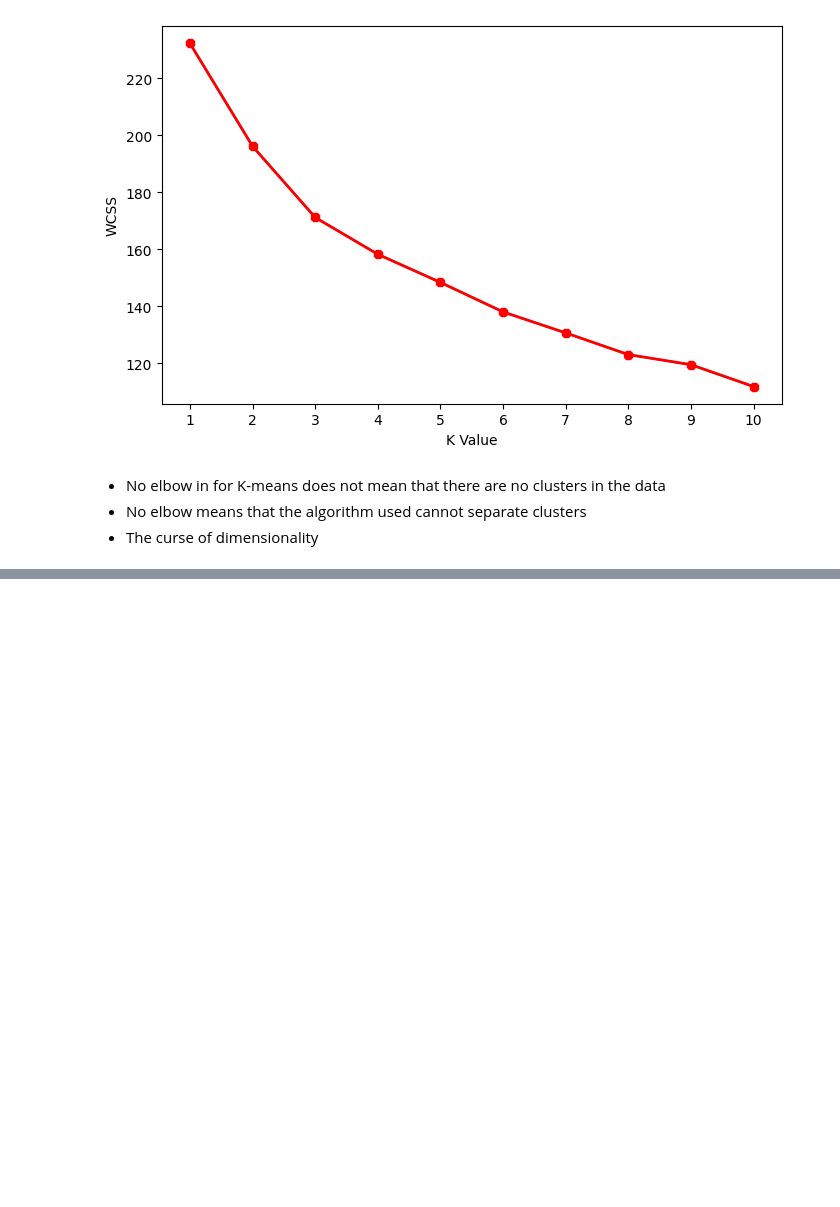
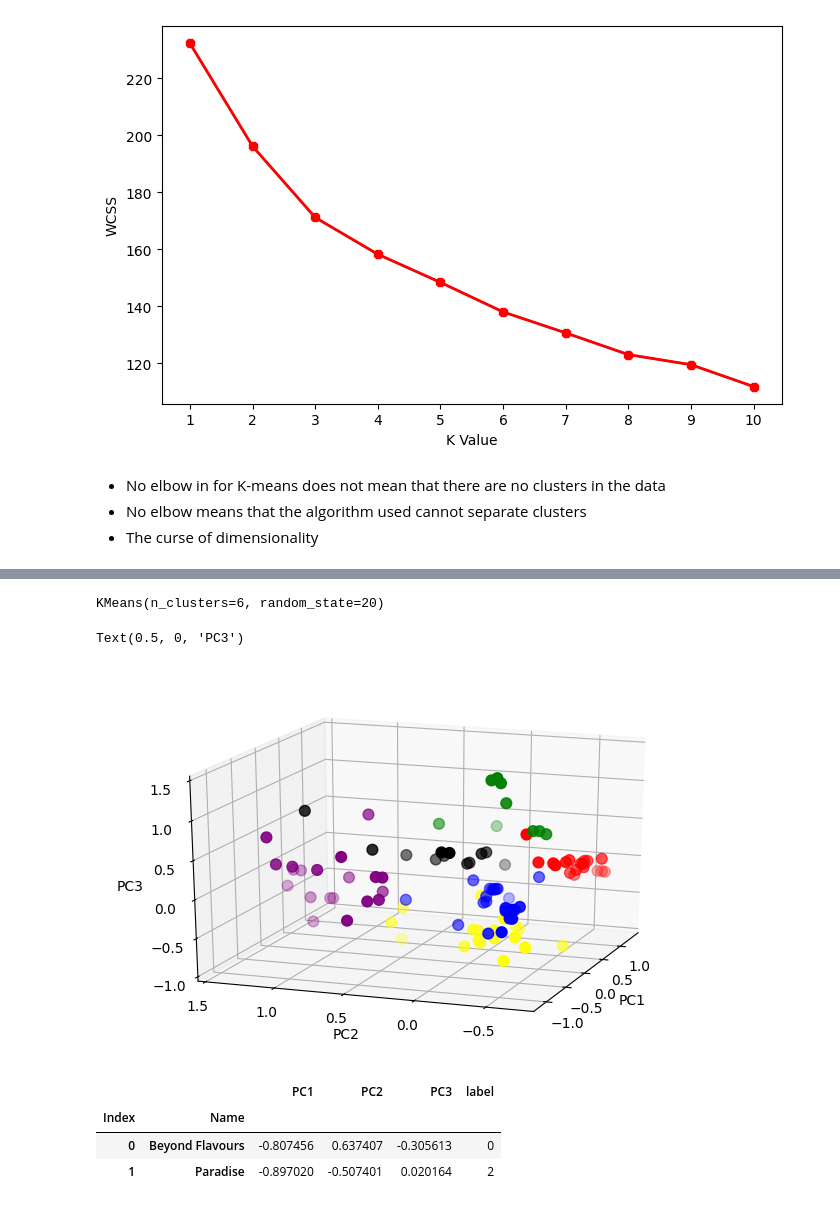
Before and after one commit to vithika-karan/Zomato-Restaurant-Clustering-and-Sentiment-Analysis, a Jupyter notebook: Zomato_Restaurant_Clustering_and_Sentiment_Analysis_Vithika_Karan.ipynb, the cells around one changed output, grey strips where cells are left out. Drawn from its saved outputs; the diff is of its cells as text; code cells hidden in the pictures; blank space fills up the shorter version.

```diff
--- a/Zomato_Restaurant_Clustering_and_Sentiment_Analysis_Vithika_Karan.ipynb
+++ b/Zomato_Restaurant_Clustering_and_Sentiment_Analysis_Vithika_Karan.ipynb
@@ -758,0 +820,36 @@ Text(0, 0.5, 'WCSS')
+# %%
+# fitting KMeans
+kmeans_pca = KMeans(n_clusters=6,random_state=20)
+kmeans_pca.fit(pca_result)
+# %% [output]
+KMeans(n_clusters=6, random_state=20)
+# %%
+#fit predict kmeans
+kmeans_pca_df = pd.DataFrame(pca_result,columns=['PC1','PC2','PC3'],index=names_df.index)
+pred_pca = kmeans_pca.fit_predict(pca_result)
+kmeans_pca_df["label"] = pred_pca
+# %%
+#plotting 3D scatter plot
+fig = plt.figure()
+ax = fig.add_subplot(111, projection='3d')
+ax.scatter(kmeans_pca_df.PC1[kmeans_pca_df["label"] == 0], kmeans_pca_df.PC2[kmeans_pca_df["label"] == 0], kmeans_pca_df.PC3[kmeans_pca_df["label"] == 0], c='purple', s=60)
+ax.scatter(kmeans_pca_df.PC1[kmeans_pca_df["label"] == 1], kmeans_pca_df.PC2[kmeans_pca_df["label"] == 1], kmeans_pca_df.PC3[kmeans_pca_df["label"] == 1], c='red', s=60)
+ax.scatter(kmeans_pca_df.PC1[kmeans_pca_df["label"] == 2], kmeans_pca_df.PC2[kmeans_pca_df["label"] == 2], kmeans_pca_df.PC3[kmeans_pca_df["label"] == 2], c='blue', s=60)
+ax.scatter(kmeans_pca_df.PC1[kmeans_pca_df["label"] == 3], kmeans_pca_df.PC2[kmeans_pca_df["label"] == 3], kmeans_pca_df.PC3[kmeans_pca_df["label"] == 3], c='green', s=60)
+ax.scatter(kmeans_pca_df.PC1[kmeans_pca_df["label"]== 4], kmeans_pca_df.PC2[kmeans_pca_df["label"] == 4], kmeans_pca_df.PC3[kmeans_pca_df["label"] == 4], c='yellow', s=60)
+ax.scatter(kmeans_pca_df.PC1[kmeans_pca_df["label"]== 5], kmeans_pca_df.PC2[kmeans_pca_df["label"] == 5], kmeans_pca_df.PC3[kmeans_pca_df["label"] == 5], c='black', s=60)
+ax.view_init(20, 200)
+plt.xlabel("PC1")
+plt.ylabel("PC2")
+ax.set_zlabel('PC3')
+# %% [output]
+Text(0.5, 0, 'PC3')
+[figure, added]
+# %%
+#let's merge the labels to the original dataset and explore
+kmeans_pca_df.head(2)
+# %% [output]
+|  |  | PC1 | PC2 | PC3 | label |
+| Index | Name |  |  |  |  |
+| 0 | Beyond Flavours | -0.807456 | 0.637407 | -0.305613 | 0 |
+| 1 | Paradise | -0.897020 | -0.507401 | 0.020164 | 2 |
```
Also changed, not shown: parts of 14 cells of this notebook.
